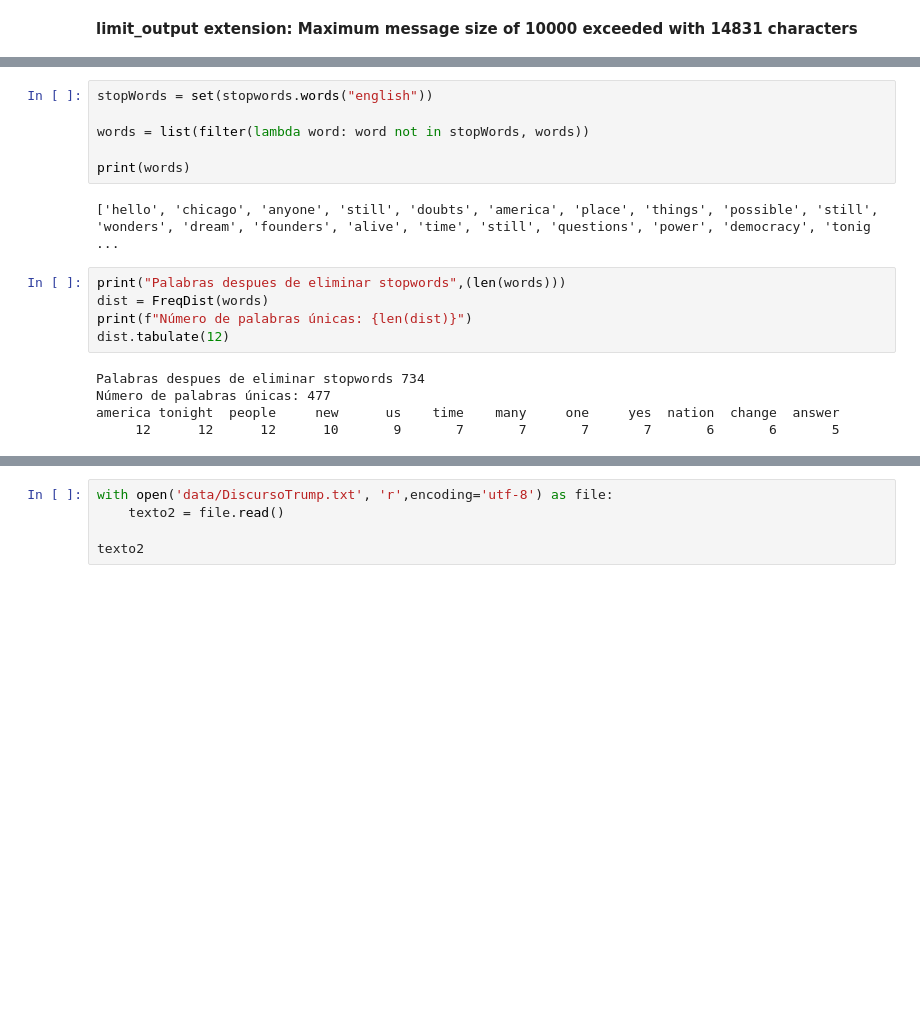
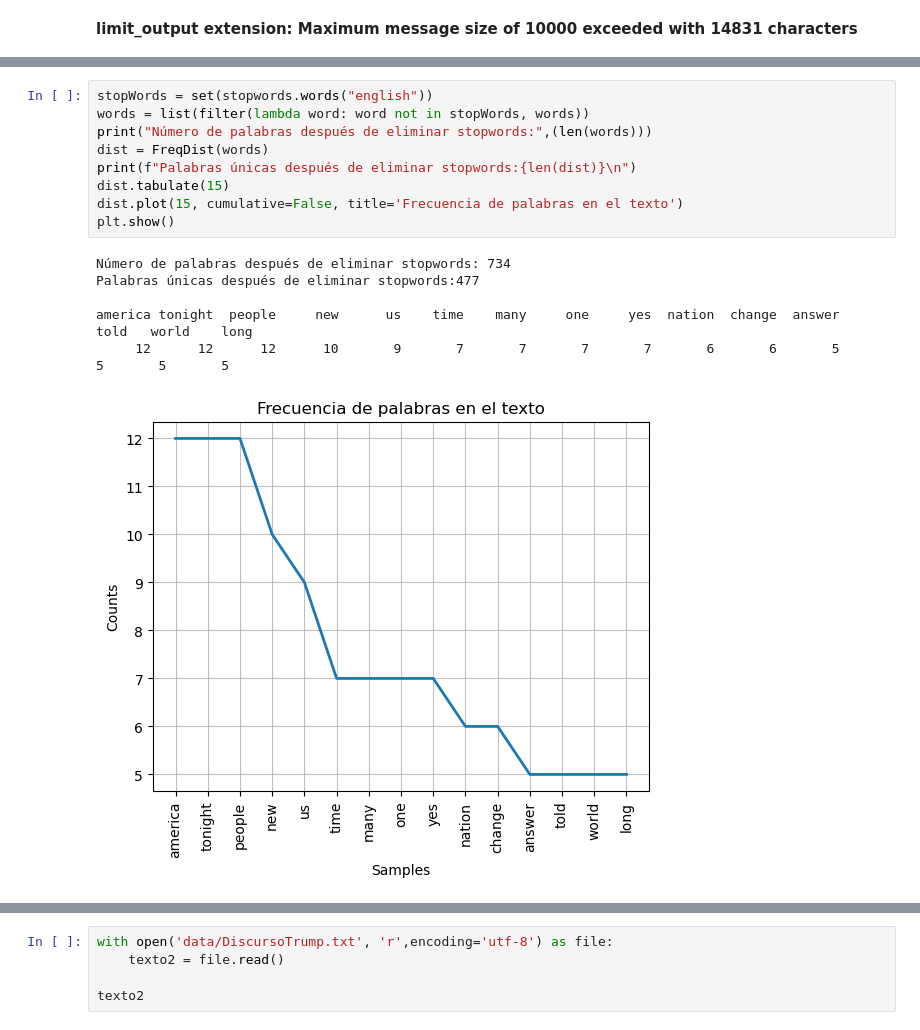
Before and after one commit to dscorbella/Text_mining, a Jupyter notebook: Sprint 9 .ipynb, the cells around one changed output, grey strips where cells are left out. Drawn from its saved outputs; the diff is of its cells as text; blank space fills up the shorter version.

```diff
--- a/Sprint 9 .ipynb
+++ b/Sprint 9 .ipynb
@@ -61,18 +81,16 @@ Número de palabras únicas antes de eliminar stopwords: 566
 # %%
 stopWords = set(stopwords.words("english"))
-
 words = list(filter(lambda word: word not in stopWords, words))
-
-print(words)
+print("Número de palabras después de eliminar stopwords:",(len(words)))
+dist = FreqDist(words)
+print(f"Palabras únicas después de eliminar stopwords:{len(dist)}\n")
+dist.tabulate(15)
+dist.plot(15, cumulative=False, title='Frecuencia de palabras en el texto')
+plt.show()
 # %% [output]
-['hello', 'chicago', 'anyone', 'still', 'doubts', 'america', 'place', 'things', 'possible', 'still', 'wonders', 'dream', 'founders', 'alive', 'time', 'still', 'questions', 'power', 'democracy', 'tonig ...
+Número de palabras después de eliminar stopwords: 734
+Palabras únicas después de eliminar stopwords:477
+
+america tonight  people     new      us    time    many     one     yes  nation  change  answer    told   world    long
+     12      12      12      10       9       7       7       7       7       6       6       5       5       5       5
+[figure, added]
-# %%
-print("Palabras despues de eliminar stopwords",(len(words)))
-dist = FreqDist(words)
-print(f"Número de palabras únicas: {len(dist)}")
-dist.tabulate(12)
-# %% [output]
-Palabras despues de eliminar stopwords 734
-Número de palabras únicas: 477
-america tonight  people     new      us    time    many     one     yes  nation  change  answer
-     12      12      12      10       9       7       7       7       7       6       6       5
```
Also changed, not shown: parts of 21 cells of this notebook.
